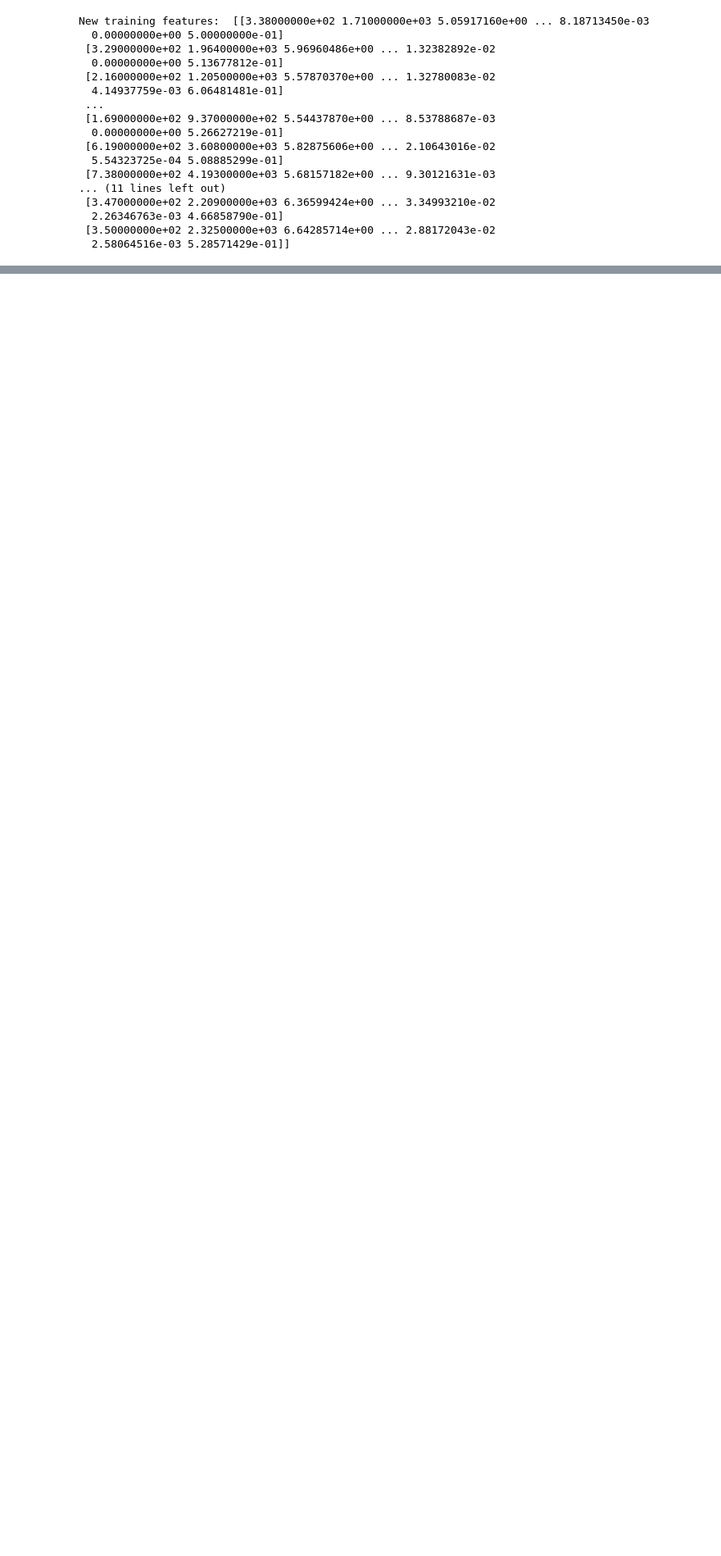
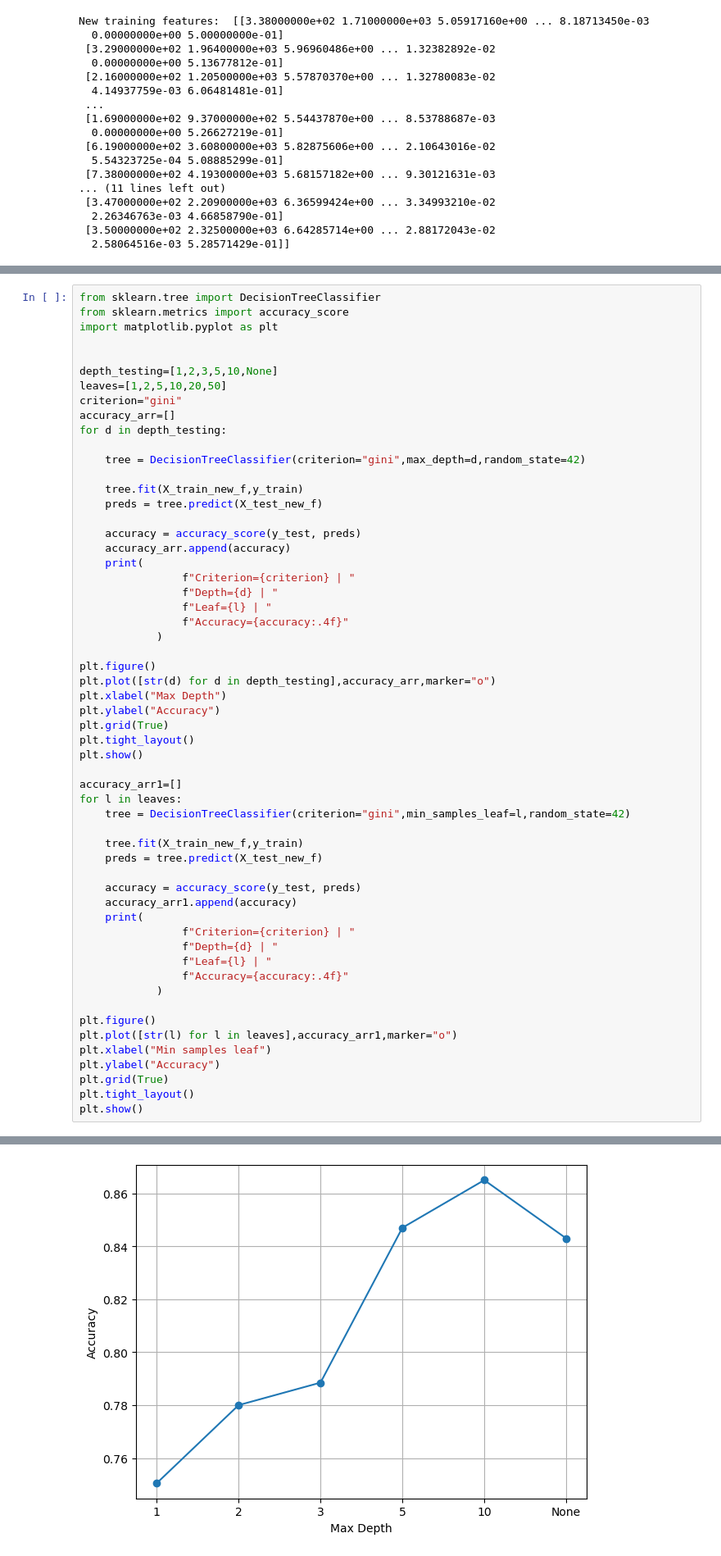
Before and after one commit to ErjonXhani/ai-vs-human-text-detection-INM701, a Jupyter notebook: intro to ai new dataset.ipynb, the cells around one changed output, grey strips where cells are left out. Shown at 82% size. Drawn from its saved outputs; the diff is of its cells as text; blank space fills up the shorter version.

Commit message:
DT adding graphs acc vs hyperparameters

```diff
--- a/intro to ai new dataset.ipynb
+++ b/intro to ai new dataset.ipynb
@@ -210,3 +193,61 @@ Criterion=gini | Depth=None | Leaf=2 | Accuracy=0.8400
 Criterion=gini | Depth=None | Leaf=5 | Accuracy=0.8460
 Criterion=gini | Depth=None | Leaf=10 | Accuracy=0.8595
 Criterion=gini | Depth=None | Leaf=20 | Accuracy=0.8665
+# %%
+from sklearn.tree import DecisionTreeClassifier
+from sklearn.metrics import accuracy_score
+import matplotlib.pyplot as plt
+
+
+depth_testing=[1,2,3,5,10,None]
+leaves=[1,2,5,10,20,50]
+criterion="gini"
+accuracy_arr=[]
+for d in depth_testing:
+
+    tree = DecisionTreeClassifier(criterion="gini",max_depth=d,random_state=42)
+
+    tree.fit(X_train_new_f,y_train)
+    preds = tree.predict(X_test_new_f)
+
+    accuracy = accuracy_score(y_test, preds)
+    accuracy_arr.append(accuracy)
+    print(
+                f"Criterion={criterion} | "
+                f"Depth={d} | "
+                f"Leaf={l} | "
+                f"Accuracy={accuracy:.4f}"
+            )
+
+plt.figure()
+plt.plot([str(d) for d in depth_testing],accuracy_arr,marker="o")
+plt.xlabel("Max Depth")
+plt.ylabel("Accuracy")
+plt.grid(True)
+plt.tight_layout()
+plt.show()
+
+accuracy_arr1=[]
+for l in leaves:
+    tree = DecisionTreeClassifier(criterion="gini",min_samples_leaf=l,random_state=42)
+
+    tree.fit(X_train_new_f,y_train)
+    preds = tree.predict(X_test_new_f)
+
+    accuracy = accuracy_score(y_test, preds)
+    accuracy_arr1.append(accuracy)
+    print(
+                f"Criterion={criterion} | "
+                f"Depth={d} | "
+                f"Leaf={l} | "
+                f"Accuracy={accuracy:.4f}"
+            )
+
+plt.figure()
+plt.plot([str(l) for l in leaves],accuracy_arr1,marker="o")
+plt.xlabel("Min samples leaf")
+plt.ylabel("Accuracy")
+plt.grid(True)
+plt.tight_layout()
+plt.show()
+# %% [output]
@@ -212,0 +260 @@ Criterion=gini | Depth=None | Leaf=20 | Accuracy=0.8665
+[figure, added]
```
Also changed, not shown: parts of 3 cells of this notebook.
